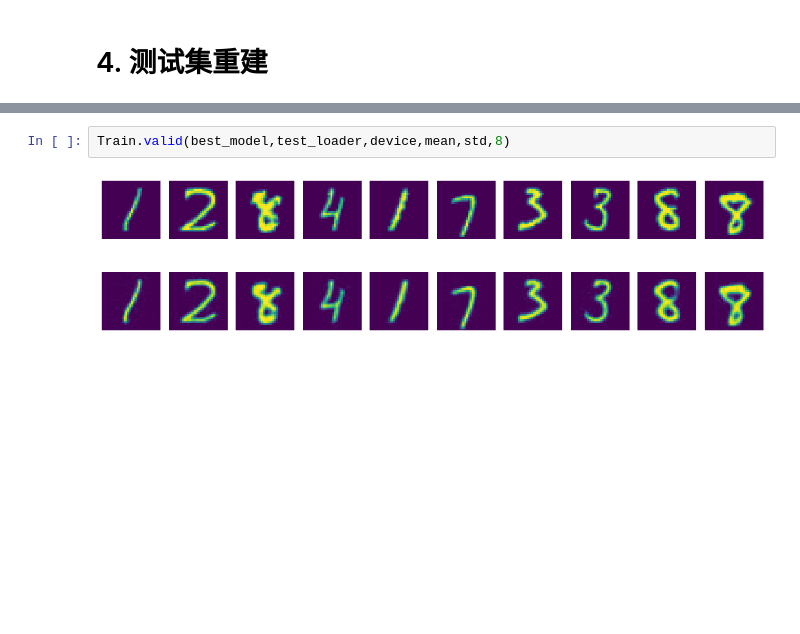
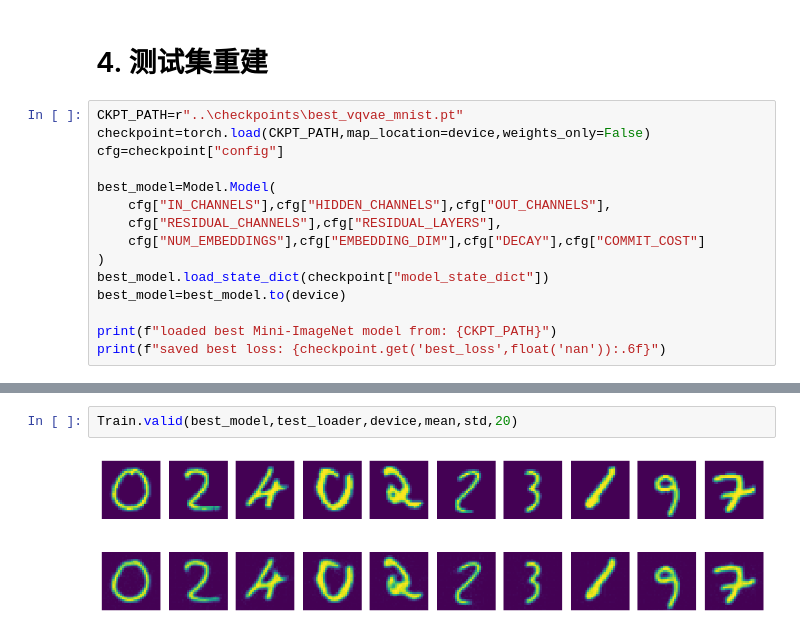
Before and after one commit to qing1zhuo/VQ-VAE, a Jupyter notebook: Image_Ex/MNIST_recon.ipynb, the cells around one changed output, grey strips where cells are left out. Cells and saved outputs as stored; diff of their text form; blank space fills up the shorter version.

Commit message:
Update notebooks, Model/Train code, add generated images and test.md, remove test.py
Co-Authored-By: Claude Opus 4.8 <noreply@anthropic.com>

```diff
--- a/Image_Ex/MNIST_recon.ipynb
+++ b/Image_Ex/MNIST_recon.ipynb
@@ -163,3 +163,18 @@ best model saved to: ..\checkpoints\best_vqvae_mnist.pt
 best total loss: 0.003365
 # %% [markdown]
 # 4. 测试集重建
+# %%
+CKPT_PATH=r"..\checkpoints\best_vqvae_mnist.pt"
+checkpoint=torch.load(CKPT_PATH,map_location=device,weights_only=False)
+cfg=checkpoint["config"]
+
+best_model=Model.Model(
+    cfg["IN_CHANNELS"],cfg["HIDDEN_CHANNELS"],cfg["OUT_CHANNELS"],
+    cfg["RESIDUAL_CHANNELS"],cfg["RESIDUAL_LAYERS"],
+    cfg["NUM_EMBEDDINGS"],cfg["EMBEDDING_DIM"],cfg["DECAY"],cfg["COMMIT_COST"]
+)
+best_model.load_state_dict(checkpoint["model_state_dict"])
+best_model=best_model.to(device)
+
+print(f"loaded best Mini-ImageNet model from: {CKPT_PATH}")
+print(f"saved best loss: {checkpoint.get('best_loss',float('nan')):.6f}")
@@ -166,4 +184,4 @@ best total loss: 0.003365
 # %%
-Train.valid(best_model,test_loader,device,mean,std,8)
+Train.valid(best_model,test_loader,device,mean,std,20)
 # %% [output]
-[figure, old version]
+[figure, new version]
```
Also changed, not shown: parts of 1 cell of this notebook, 10 other files.
